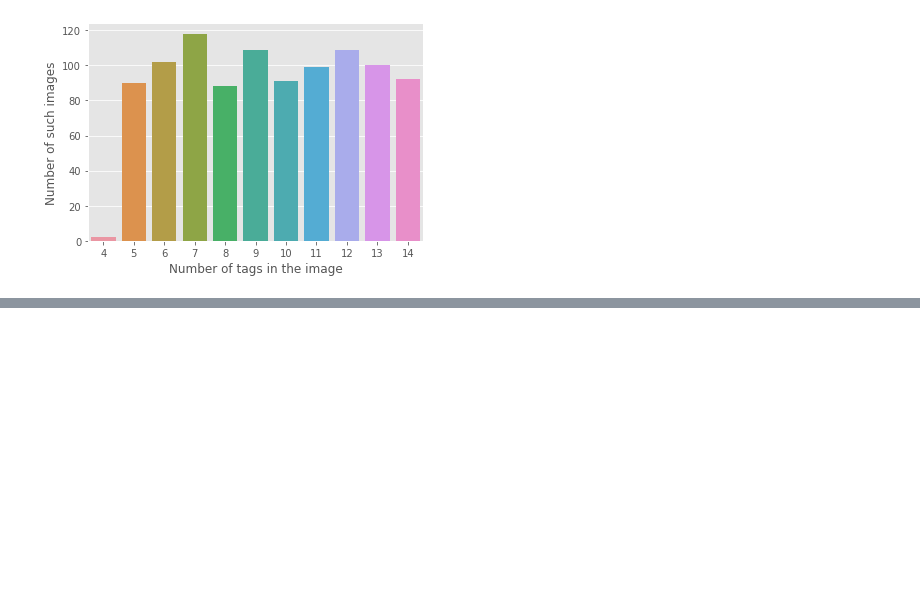
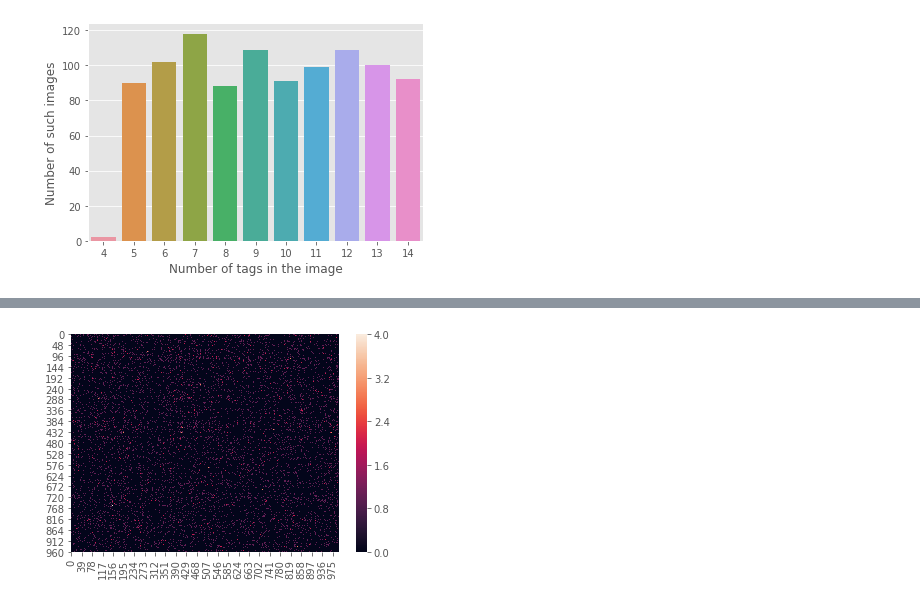
Before and after one commit to AnimeshSinha1309/hashcode-tutorial, a Jupyter notebook: eda_c.ipynb, the cells around one changed output, grey strips where cells are left out. Cells and saved outputs as stored; diff of their text form; code cells hidden in the pictures; blank space fills up the shorter version.

Commit message:
Functional form of Greedy Graph and correlation plots in C
Added some EDA code to C, trying to do solution EDA. Made Greedy graph more usable by factoring out functions.

```diff
--- a/eda_c.ipynb
+++ b/eda_c.ipynb
@@ -58,0 +60,9 @@ plt.show()
+# %%
+scores = np.zeros((len(tags), len(tags)), dtype=np.int32)
+for u in range(len(tags)):
+    for v in range(len(tags)):
+        scores[u][v] = utils.slide_score(tags, u, v)
+sns.heatmap(scores)
+plt.show()
+# %% [output]
+[figure, added]
```
Also changed, not shown: parts of 3 cells of this notebook, 3 other files.
